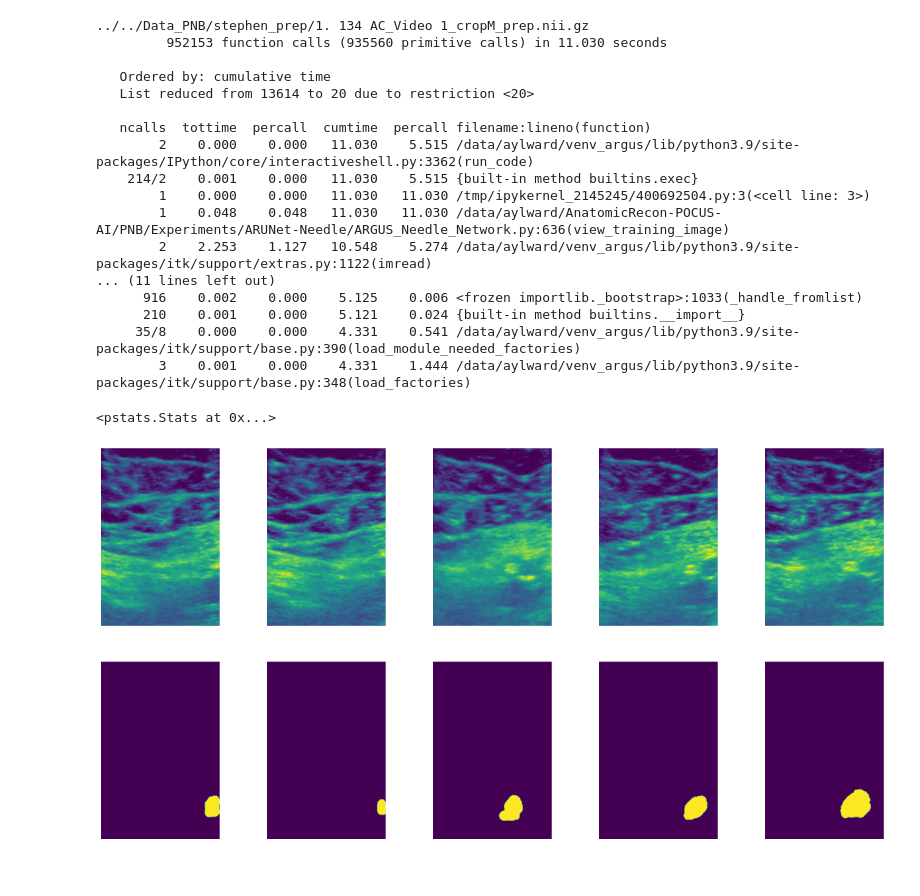
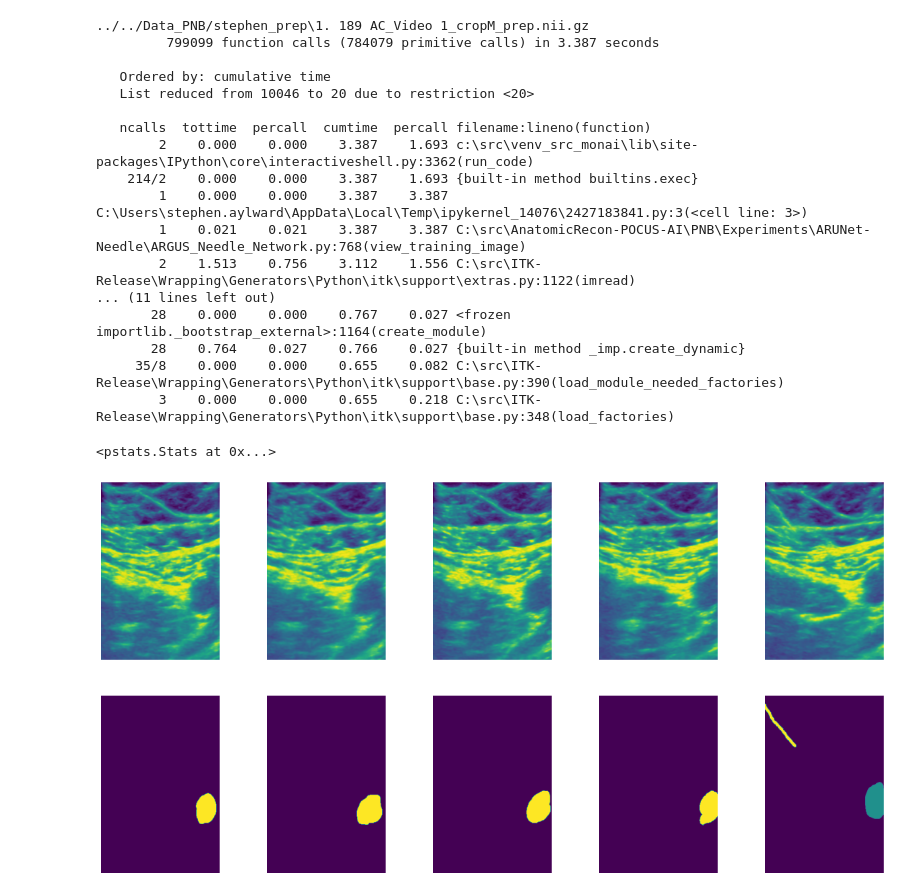
Before and after one commit to KitwareMedical/itkARGUS-DARPA-POCUS_AI-Archive, a Jupyter notebook: PNB/Experiments/ARUNet-Needle/ARUNet-ARGUS_Needle_Network_Training.ipynb, the cells around one changed output. Cells and saved outputs as stored; diff of their text form; code cells hidden in the pictures.

Commit message:
ENH: Improve support for multi-window

```diff
--- a/PNB/Experiments/ARUNet-Needle/ARUNet-ARGUS_Needle_Network_Training.ipynb
+++ b/PNB/Experiments/ARUNet-Needle/ARUNet-ARGUS_Needle_Network_Training.ipynb
@@ -7,7 +7,7 @@ from ARGUS_Needle_Network import ARGUS_Needle_Network
 img_dir = "../../Data_PNB/stephen_prep"
 anno_dir = "../../Data_PNB/stephen_prep"
 # %%
-nnet = ARGUS_Needle_Network()
+nnet = ARGUS_Needle_Network(use_needle_settings=True)
 nnet.setup_vfold_files(img_dir, anno_dir)
 
 vfold_num = 0
@@ -36,30 +36,30 @@ nnet.setup_training_vfold(vfold_num)
 # %%
 profiler = cProfile.Profile()
 profiler.enable()
-nnet.view_training_image(0)
+nnet.view_training_image(3)
 profiler.disable()
 stats = pstats.Stats(profiler).sort_stats('cumtime')
 stats.print_stats(20)
 # %% [output]
-../../Data_PNB/stephen_prep/1. 134 AC_Video 1_cropM_prep.nii.gz
-         952153 function calls (935560 primitive calls) in 11.030 seconds
+../../Data_PNB/stephen_prep\1. 189 AC_Video 1_cropM_prep.nii.gz
+         799099 function calls (784079 primitive calls) in 3.387 seconds
 
    Ordered by: cumulative time
-   List reduced from 13614 to 20 due to restriction <20>
+   List reduced from 10046 to 20 due to restriction <20>
 
    ncalls  tottime  percall  cumtime  percall filename:lineno(function)
-        2    0.000    0.000   11.030    5.515 /data/aylward/venv_argus/lib/python3.9/site-packages/IPython/core/interactiveshell.py:3362(run_code)
-    214/2    0.001    0.000   11.030    5.515 {built-in method builtins.exec}
-        1    0.000    0.000   11.030   11.030 /tmp/ipykernel_2145245/400692504.py:3(<cell line: 3>)
-        1    0.048    0.048   11.030   11.030 /data/aylward/AnatomicRecon-POCUS-AI/PNB/Experiments/ARUNet-Needle/ARGUS_Needle_Network.py:636(view_training_image)
-        2    2.253    1.127   10.548    5.274 /data/aylward/venv_argus/lib/python3.9/site-packages/itk/support/extras.py:1122(imread)
+        2    0.000    0.000    3.387    1.693 c:\src\venv_src_monai\lib\site-packages\IPython\core\interactiveshell.py:3362(run_code)
+    214/2    0.000    0.000    3.387    1.693 {built-in method builtins.exec}
+        1    0.000    0.000    3.387    3.387 C:\Users\stephen.aylward\AppData\Local\Temp\ipykernel_14076\2427183841.py:3(<cell line: 3>)
+        1    0.021    0.021    3.387    3.387 C:\src\AnatomicRecon-POCUS-AI\PNB\Experiments\ARUNet-Needle\ARGUS_Needle_Network.py:768(view_training_image)
+        2    1.513    0.756    3.112    1.556 C:\src\ITK-Release\Wrapping\Generators\Python\itk\support\extras.py:1122(imread)
 ... (11 lines left out)
-      916    0.002    0.000    5.125    0.006 <frozen importlib._bootstrap>:1033(_handle_fromlist)
-      210    0.001    0.000    5.121    0.024 {built-in method builtins.__import__}
-     35/8    0.000    0.000    4.331    0.541 /data/aylward/venv_argus/lib/python3.9/site-packages/itk/support/base.py:390(load_module_needed_factories)
-        3    0.001    0.000    4.331    1.444 /data/aylward/venv_argus/lib/python3.9/site-packages/itk/support/base.py:348(load_factories)
+       28    0.000    0.000    0.767    0.027 <frozen importlib._bootstrap_external>:1164(create_module)
+       28    0.764    0.027    0.766    0.027 {built-in method _imp.create_dynamic}
+     35/8    0.000    0.000    0.655    0.082 C:\src\ITK-Release\Wrapping\Generators\Python\itk\support\base.py:390(load_module_needed_factories)
+        3    0.000    0.000    0.655    0.218 C:\src\ITK-Release\Wrapping\Generators\Python\itk\support\base.py:348(load_factories)
 <pstats.Stats at 0x...>
-[figure, old version]
+[figure, new version]
 # %%
 profiler = cProfile.Profile()
 profiler.enable()
```
Also changed, not shown: parts of 3 cells of this notebook, 4 other files.
